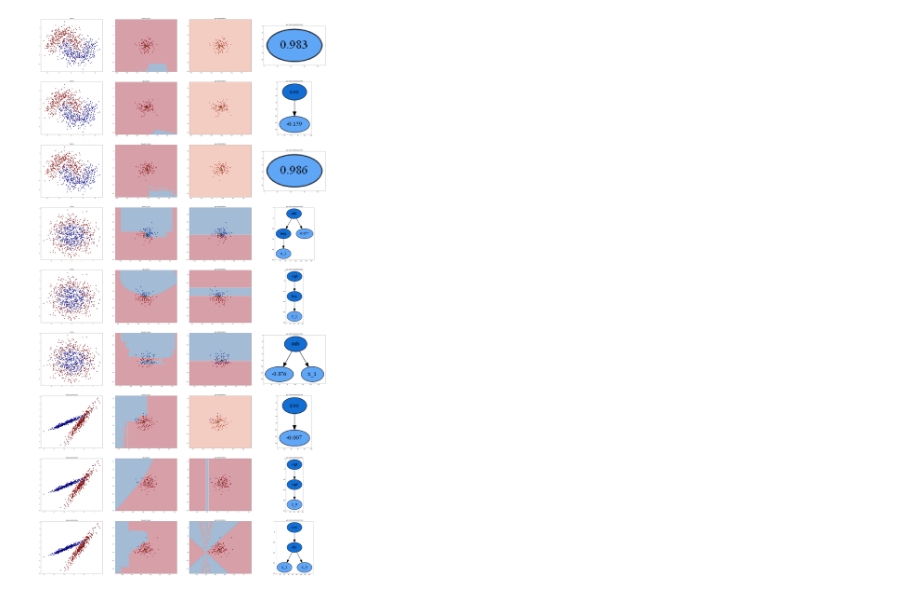
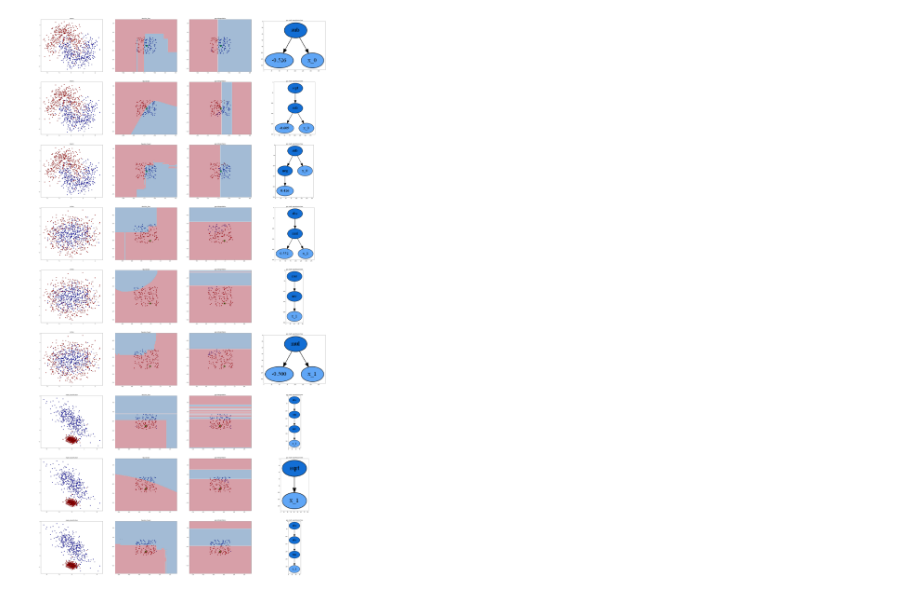
Before and after one commit to leauferreira/GpX, a Jupyter notebook: gpx_demo_simple_classification.ipynb, the cells around one changed output. Cells and saved outputs as stored; diff of their text form; code cells hidden in the pictures.

```diff
--- a/gpx_demo_simple_classification.ipynb
+++ b/gpx_demo_simple_classification.ipynb
@@ -41,7 +41,12 @@ for ds_name, data in datasets.items():
     for model_name, model in classifiers.items():
 
         model.fit(x_train, y_train)
-        gpx = Gpx(model.predict_proba, x_train=x_train, y_train=y_train, num_samples=100)
+
+        gpx = Gpx(model.predict_proba,
+                  x_train=x_train,
+                  y_train=y_train,
+                  num_samples=100,
+                  k_neighbor=10)
 
         my_exp = gpx.explaining(instance)
         x_around, y_around = gpx.x_around.copy(), gpx.proba_transform(gpx.y_around)
@@ -60,31 +65,31 @@ for ds_name, data in datasets.items():
 
         x_c = np.vstack((x_around, instance))
         y_c = np.concatenate((y_around, my_exp), axis=None)
 
         c4 = (y_c == 3)*200
         c4[-1] = 300
 
         count_fig+=1
         ax = plt.subplot(len(datasets) * len(classifiers), 4, count_fig)
         ax.scatter(x_c[:, 0], x_c[:, 1], c=y_c, cmap=cm_bright, edgecolors='k')
         ax.scatter(x_c[:, 0], x_c[:, 1],  color='g', s=c4,  marker='X')
         Z_bb = model.predict(np.array([xm1.ravel(), xm2.ravel()]).T)
         ax.contourf(xm1, xm2, Z_bb.reshape(xm1.shape), alpha=0.4, cmap=cm)
         ax.set_title(model_name)
 
         count_fig+=1
         ax = plt.subplot(len(datasets) * len(classifiers), 4, count_fig)
         ax.scatter(x_c[:, 0], x_c[:, 1], c=y_c, cmap=cm_bright, edgecolors='k')
         ax.scatter(x_c[:, 0], x_c[:, 1],  color='g', s=c4,  marker='X')
         Z_gp = gpx.gp_prediction(np.array([xm1.ravel(), xm2.ravel()]).T)
         ax.contourf(xm1, xm2, Z_gp.reshape(xm1.shape), alpha=0.4, cmap=cm)
         ax.set_title('gpx interpretation')
 
         count_fig+=1
         ax = plt.subplot(len(datasets) * len(classifiers), 4, count_fig)
         graph = gpx.make_graphviz_model()
         graph.write_png('image/'+model_name+'_'+ds_name +'.png')
         ax.imshow(mpimg.imread('image/'+model_name+'_'+ds_name +'.png'))
         ax.set_title('gpx math expretission tree')
 # %% [output]
-[figure, old version]
+[figure, new version]
```
Also changed, not shown: 54 other files.
